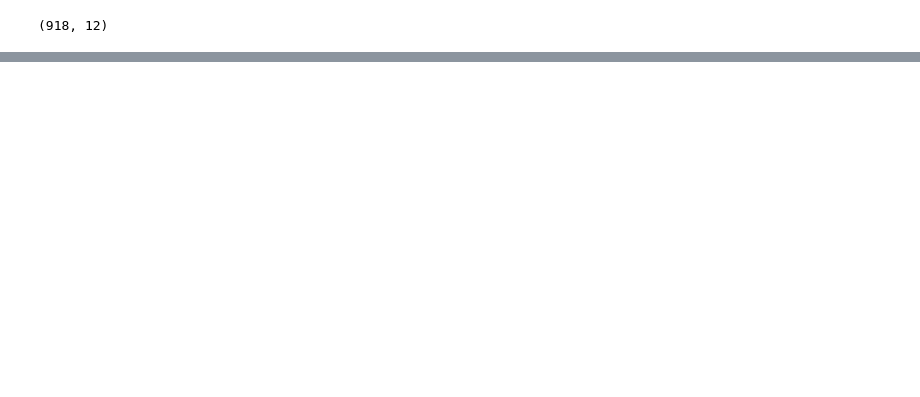
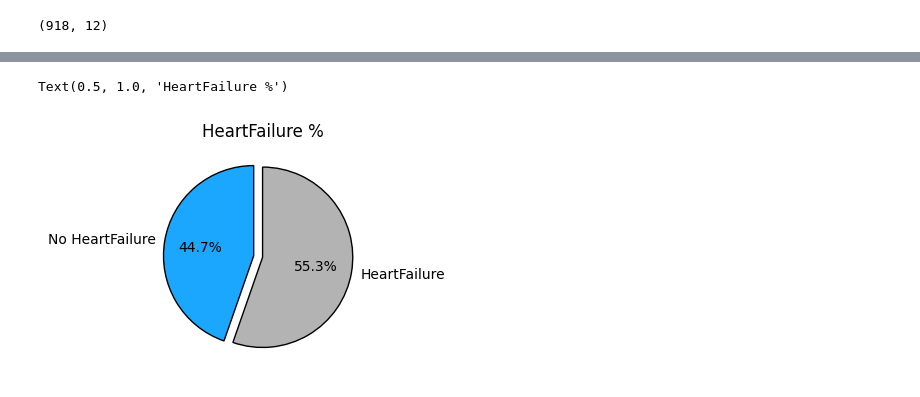
Before and after one commit to ADZRABARAKURA/Predicting_Diseases-pet-project, a Jupyter notebook: Heart_failure.ipynb, the cells around one changed output, grey strips where cells are left out. Drawn from its saved outputs; the diff is of its cells as text; code cells hidden in the pictures; blank space fills up the shorter version.

```diff
--- a/Heart_failure.ipynb
+++ b/Heart_failure.ipynb
@@ -68,0 +186,11 @@ memory usage: 86.2+ KB
+# %%
+l = list(df['HeartFailure'].value_counts())
+circle = [l[1] / sum(l) * 100,l[0] / sum(l) * 100]
+
+plt.subplot(1,2,1)
+plt.pie(circle,labels = ['No HeartFailure','HeartFailure'],autopct='%1.1f%%',startangle = 90,explode = (0.1,0),colors = colors,
+        wedgeprops = {'edgecolor' : 'black','linewidth': 1,'antialiased' : True})
+plt.title('HeartFailure %')
+# %% [output]
+Text(0.5, 1.0, 'HeartFailure %')
+[figure, added]
```
Also changed, not shown: parts of 17 cells of this notebook.
